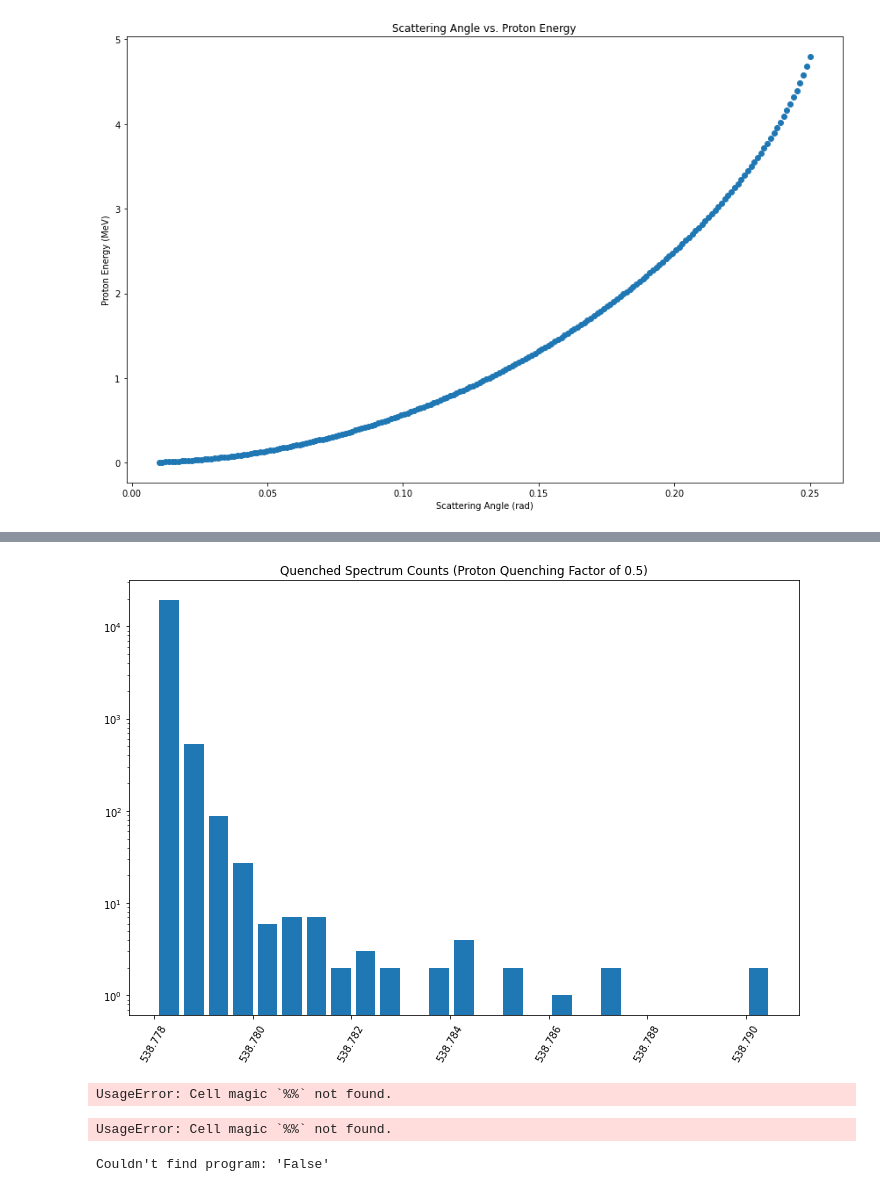
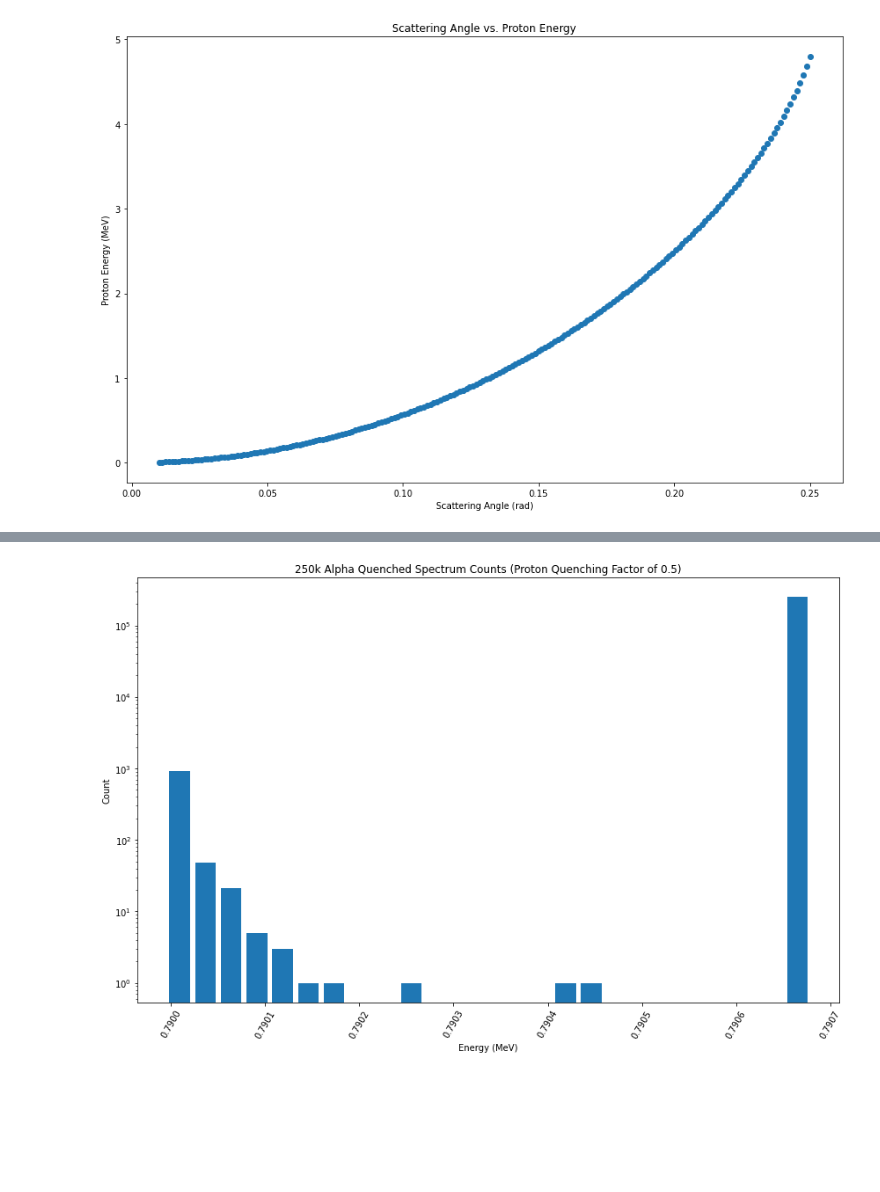
Before and after one commit to ddrobner/scatteringsim, a Jupyter notebook: scatteringsim.ipynb, the cells around one changed output, grey strips where cells are left out. Cells and saved outputs as stored; diff of their text form; code cells hidden in the pictures; blank space fills up the shorter version.

```diff
--- a/scatteringsim.ipynb
+++ b/scatteringsim.ipynb
@@ -445,8 +465,8 @@ plt.show()
 # using one on each thread to speed things up
 # considering this is a toy model, let's just use one thread for each particle
 
-def run_sim_instance(e_0, stepsize=0.0001, nbins=80, epsilon=0.1, density=0.8562):
-    run_data = scatter_sim(e_0, epsilon=epsilon, density=density, stepsize=stepsize)
+def run_sim_instance(e_0, alpha_path, stepsize=0.0001, nbins=80, epsilon=0.1, density=0.8562):
+    run_data = scatter_sim(e_0, alpha_path, density=density, stepsize=stepsize)
     return run_data
 
 def sim_wrapper(arg):
@@ -454,7 +474,8 @@ def sim_wrapper(arg):
     return run_sim_instance(*args, **kwargs)
 
 def start_sim(e_0, n_particles, stepsize=0.001, nbins=40, epsilon=0.1, density=0.8562):
-    arg = (e_0, )
+    alpha_path = gen_alpha_path(e_0, epsilon=epsilon, stepsize=stepsize)
+    arg = (e_0, alpha_path)
     kwargs = {'stepsize': stepsize, 'nbins': nbins, 'epsilon': epsilon, 'density': density}
     with Pool(floor((2/3)*cpu_count())) as p:
         sim_data = p.map(sim_wrapper, [(arg, kwargs) for i in range(n_particles)])
@@ -463,8 +484,8 @@ def start_sim(e_0, n_particles, stepsize=0.001, nbins=40, epsilon=0.1, density=0
 
     return sim_data
 
-sim_data = start_sim(8, 20000, nbins=50, stepsize=1E-4)
+sim_data = start_sim(8, 5000, nbins=50, stepsize=1E-8)
 
 # this is a big sim, let's pickle the output so we can retrieve it later
-with open("20k_8MeV_Alphas", "wb") as fp:
-    pickle.dump(sim_data, fp)
+#with open("100k_8MeV_Alphas_Redux", "wb") as fp:
+#    pickle.dump(sim_data, fp)
@@ -473,26 +521,15 @@ q_spec = quenched_spectrum(sim_data, 0.5)
 # %%
 quenched_spectrum_counts = BinnedCountData(25, d=q_spec)
 plt.hist(quenched_spectrum_counts.bin_edges[:-1], quenched_spectrum_counts.bin_edges, weights=quenched_spectrum_counts.counts, rwidth=0.8)
 plt.yscale('log')
 plt.xticks(rotation=60)
 plt.ticklabel_format(style='plain', axis='x')
 plt.gcf().axes[0].xaxis.get_major_formatter().set_scientific(False)
-plt.title("Quenched Spectrum Counts (Proton Quenching Factor of 0.5)")
+plt.title("250k Alpha Quenched Spectrum Counts (Proton Quenching Factor of 0.5)")
+plt.xlabel("Energy (MeV)")
+plt.ylabel("Count")
 plt.tight_layout()
-plt.savefig("q_spec_1.jpg")
+plt.savefig("q_spec_250k.jpg")
 plt.show()
 # %% [output]
-[figure, old version]
+[figure, new version]
-# %%
-%% script False
-sim_data_flat = [l for ls in sim_data for l in ls]
-l = len(sim_data_flat)
-i = 0
-while i < l:
-    if sim_data_flat[i] < 0.15:
-        sim_data_flat.pop(i)
-        l -= 1
-        continue
-    i += 1
-# %% [output]
-UsageError: Cell magic `%%` not found.
@@ -503,10 +535,0 @@ with open("250k_8MeV_Alphas_quenched_flat", "wb") as fp:
-# %%
-%% script False
-sim_counts = BinnedCountData(25, d=sim_data_flat)
-sim_counts.add_count_by_list(sim_data_flat)
-plt.hist(sim_counts.bin_edges[:-1], sim_counts.bin_edges, weights=sim_counts.counts, rwidth=0.8)
-plt.xlabel("Energy")
-plt.ylabel("Count")
-plt.title("Quenched Spectrum Counts")
-# %% [output]
-UsageError: Cell magic `%%` not found.
@@ -519,10 +535,0 @@ UsageError: Cell magic `%%` not found.
-# %%
-%%script False
-alpha_data = []
-proton_data = []
-for i in sim_data:
-    alpha_data.extend(i[0])
-    proton_data.extend(i[1])
-del sim_data
-# %% [output]
-Couldn't find program: 'False'
```
Also changed, not shown: parts of 11 cells of this notebook.
